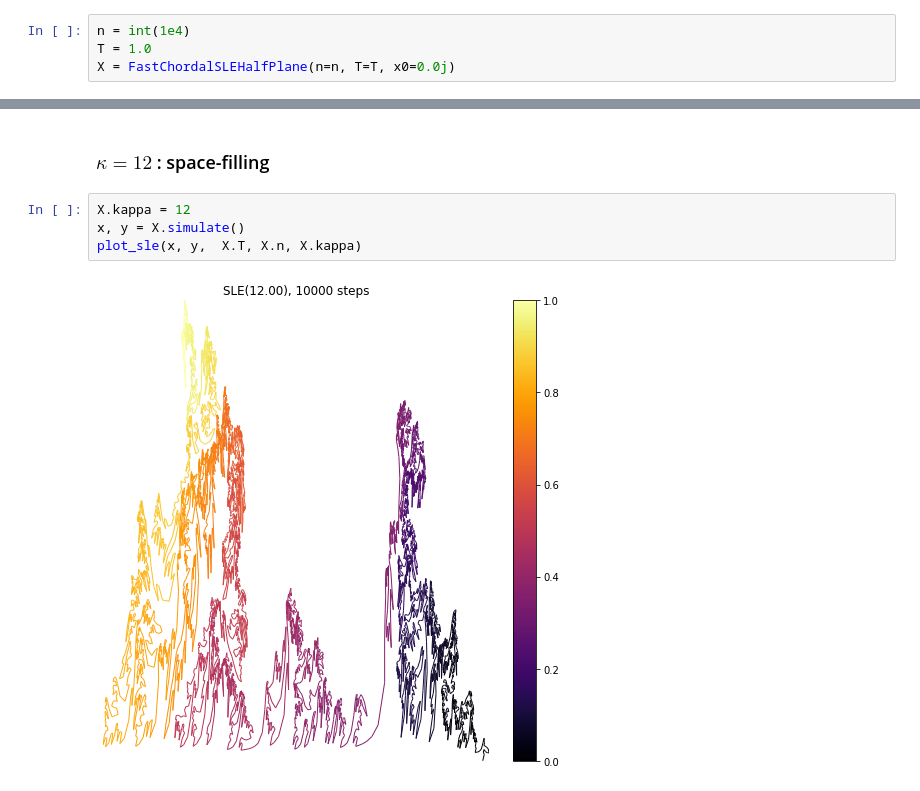
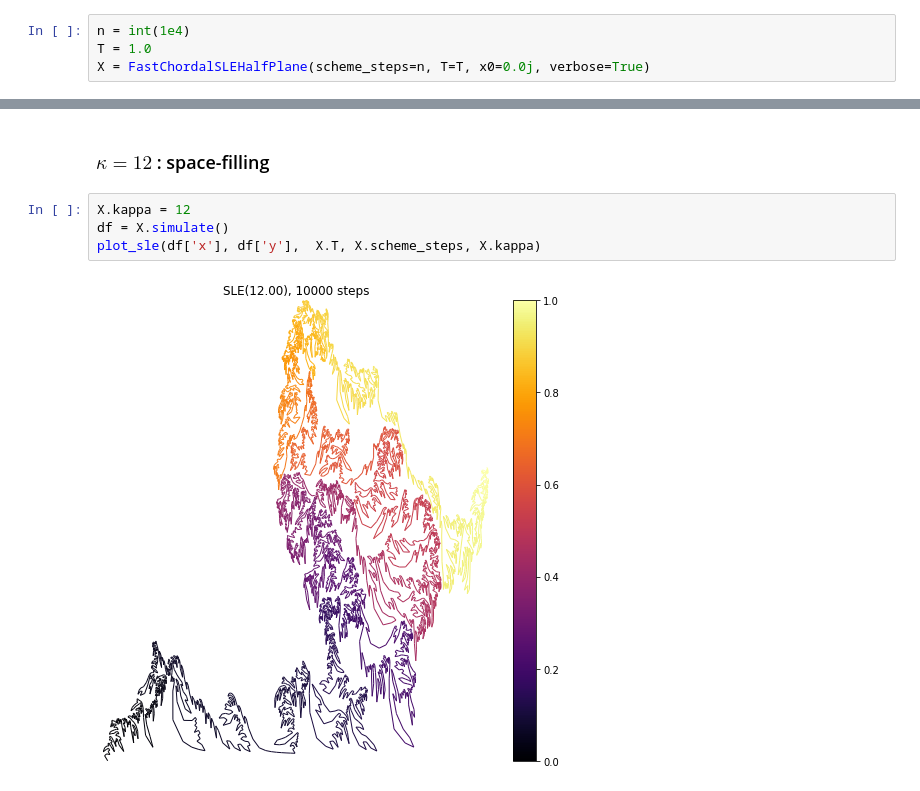
Before and after one commit to sauxpa/stochastic, a Jupyter notebook: sle/fast_chordal_sle_half_plane.ipynb, the cells around one changed output, grey strips where cells are left out. Drawn from its saved outputs; the diff is of its cells as text.

```diff
--- a/sle/fast_chordal_sle_half_plane.ipynb
+++ b/sle/fast_chordal_sle_half_plane.ipynb
@@ -59,7 +59,7 @@ def plot_sle(x, y,  T, n, kappa):
 # %%
 n = int(1e4)
 T = 1.0
-X = FastChordalSLEHalfPlane(n=n, T=T, x0=0.0j)
+X = FastChordalSLEHalfPlane(scheme_steps=n, T=T, x0=0.0j, verbose=True)
 # %% [markdown]
 ### $\kappa=0$ : slit along the imaginary axis
 # %%
@@ -96,7 +96,7 @@ plot_sle(x, y,  X.T, X.n, X.kappa)
 ### $\kappa = 12$ : space-filling
 # %%
 X.kappa = 12
-x, y = X.simulate()
-plot_sle(x, y,  X.T, X.n, X.kappa)
+df = X.simulate()
+plot_sle(df['x'], df['y'],  X.T, X.scheme_steps, X.kappa)
 # %% [output]
-[figure, old version]
+[figure, new version]
```
Also changed, not shown: parts of 5 cells of this notebook, 1 other file.
